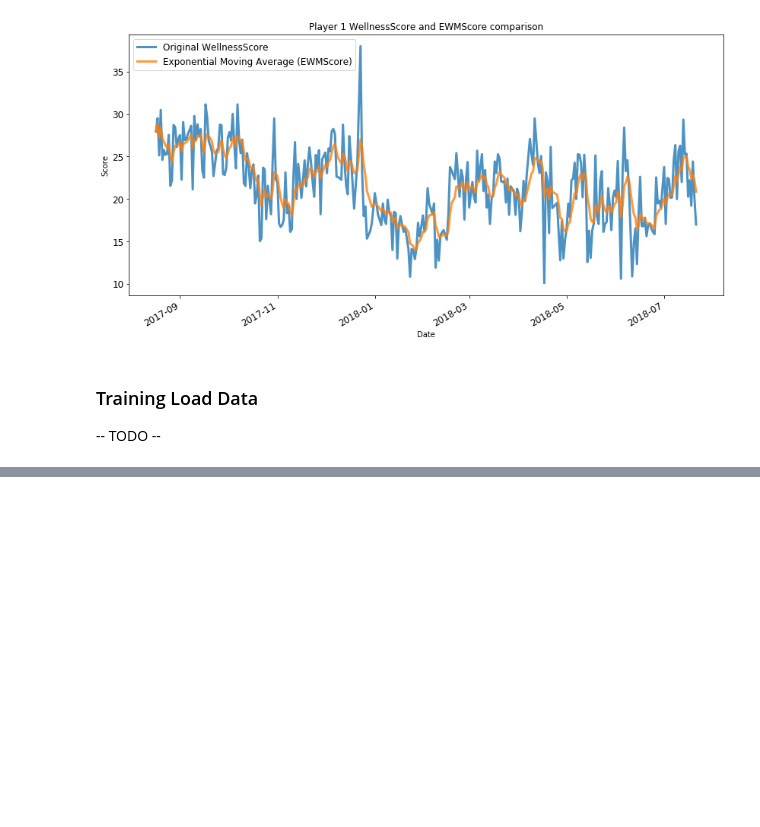
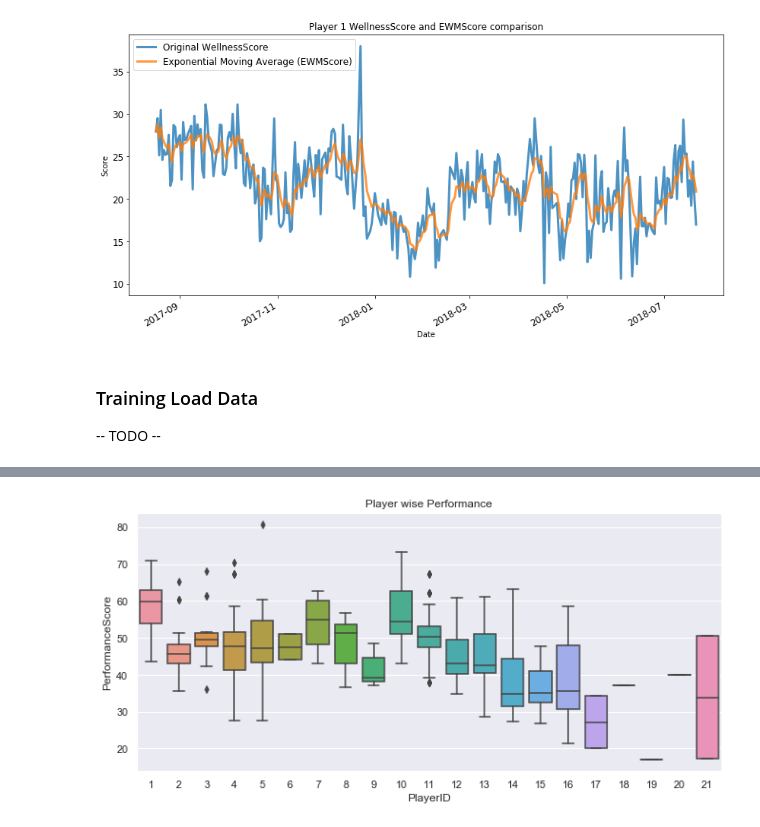
Before and after one commit to Sangha05/sta2453_project1, a Jupyter notebook: Rugby 7s.ipynb, the cells around one changed output, grey strips where cells are left out. Drawn from its saved outputs; the diff is of its cells as text; code cells hidden in the pictures; blank space fills up the shorter version.

```diff
--- a/Rugby 7s.ipynb
+++ b/Rugby 7s.ipynb
@@ -71,0 +102,7 @@ memory usage: 34.0+ KB
+# %%
+fig, ax = plt.subplots(figsize=(11,5))
+sns.boxplot(x="PlayerID", y="PerformanceScore", data=performance)
+plt.title('Player wise Performance')
+plt.show()
+# %% [output]
+[figure, added]
```
Also changed, not shown: parts of 6 cells of this notebook, 1 other file.
